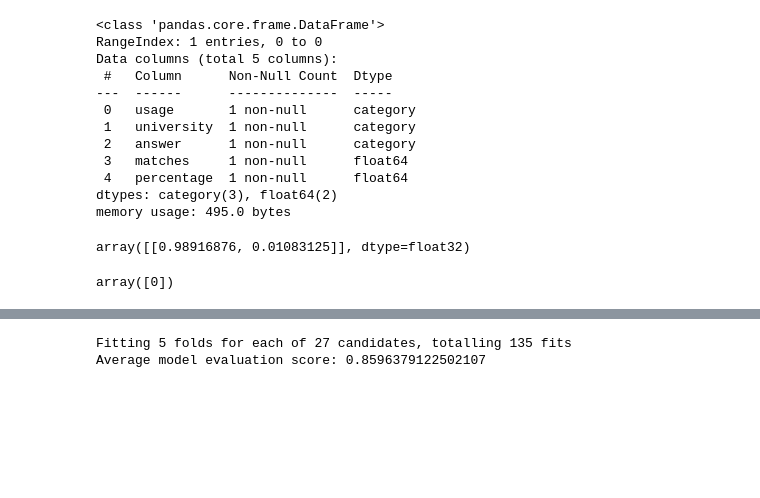
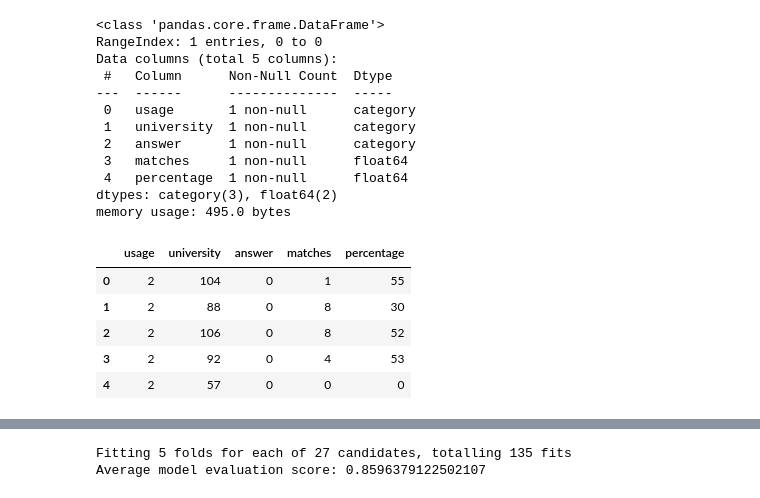
Before and after one commit to jodiambra/Code-Pudding-2, a Jupyter notebook: tinder.ipynb, the cells around one changed output, grey strips where cells are left out. Drawn from its saved outputs; the diff is of its cells as text; code cells hidden in the pictures; blank space fills up the shorter version.

```diff
--- a/tinder.ipynb
+++ b/tinder.ipynb
@@ -433,8 +453,9 @@ columns_to_encode = ['usage', 'university', 'answer']
 data_ordinal = pd.DataFrame(encoder.fit_transform(tinder[columns_to_encode]), columns=columns_to_encode)
 tinder.update(data_ordinal)
 # %%
-tinder_users.reset_index(inplace=True)
-non_users.reset_index(inplace=True)
+# reset index after dropping rows
+tinder_users.reset_index(inplace=True, drop=True)
+non_users.reset_index(inplace=True, drop=True)
 # %%
 # label encoding tinder users dataset
 encoder = OrdinalEncoder()
@@ -892,13 +919,12 @@ Data columns (total 5 columns):
  4   percentage  1 non-null      float64
 dtypes: category(3), float64(2)
 memory usage: 495.0 bytes
-# %%
-# probabilities of 0- no relationship, 1 - relationship
-xgbc.predict_proba(new_data)
-# %% [output]
-array([[0.98916876, 0.01083125]], dtype=float32)
-# %%
-# overall prediction baased on probabilities
-xgbc.predict(new_data)
-# %% [output]
-array([0])
+# %%
+X5.head()
+# %% [output]
+|  | usage | university | answer | matches | percentage |
+| 0 | 2 | 104 | 0 | 1 | 55 |
+| 1 | 2 | 88 | 0 | 8 | 30 |
+| 2 | 2 | 106 | 0 | 8 | 52 |
+| 3 | 2 | 92 | 0 | 4 | 53 |
+| 4 | 2 | 57 | 0 | 0 | 0 |
```
Also changed, not shown: parts of 45 cells of this notebook.
